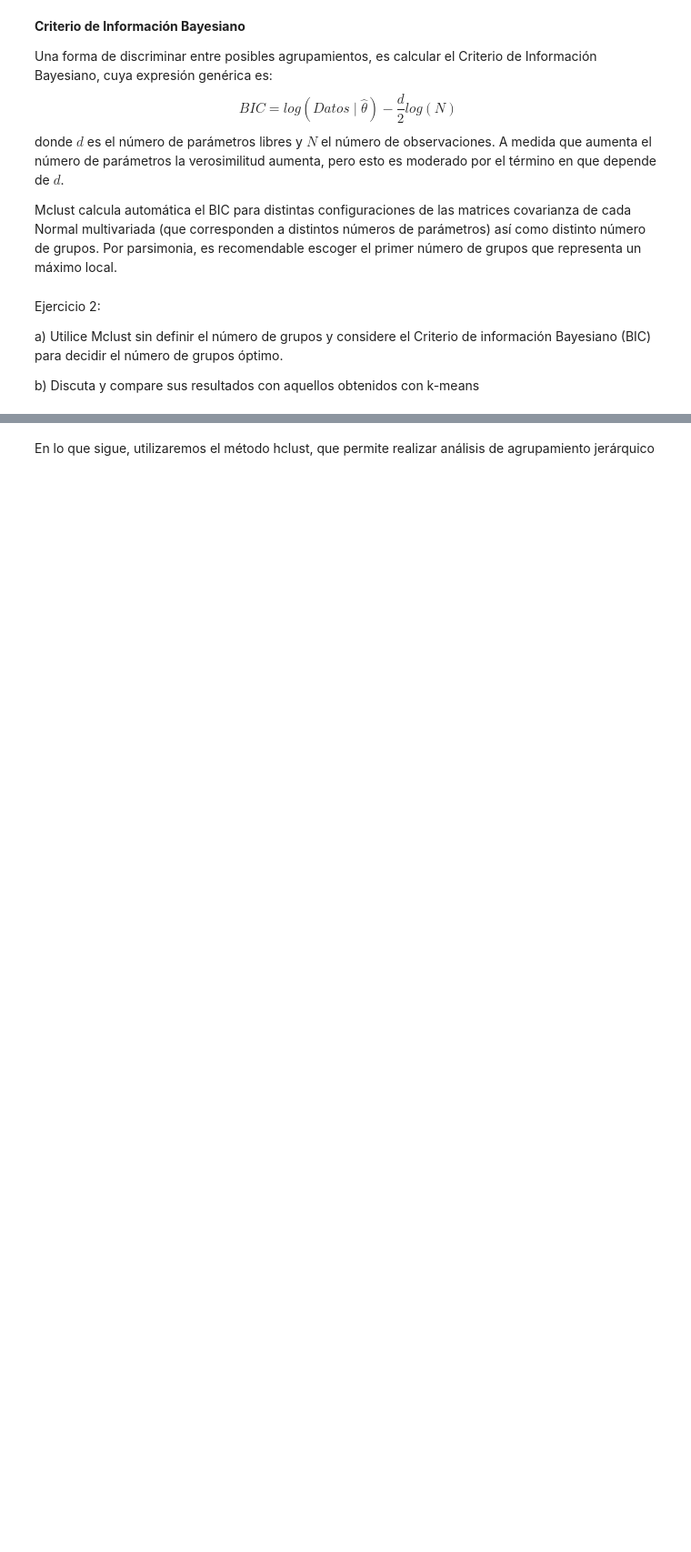
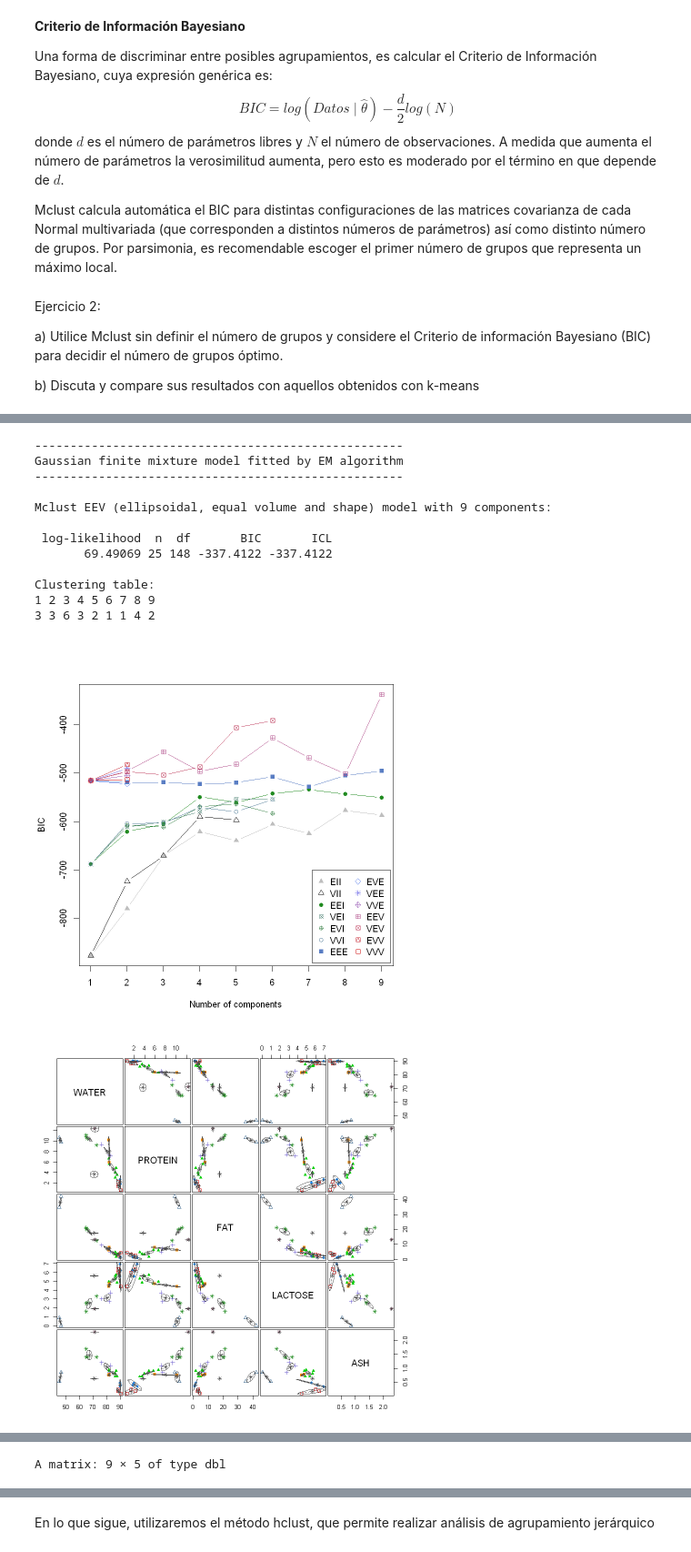
Before and after one commit to Patricio96/INFO257, a Jupyter notebook: Clustering/Clustering_Notebook2.ipynb, the cells around one changed output, grey strips where cells are left out. Shown at 91% size. Cells and saved outputs as stored; diff of their text form; code cells hidden in the pictures; blank space fills up the shorter version.

```diff
--- a/Clustering/Clustering_Notebook2.ipynb
+++ b/Clustering/Clustering_Notebook2.ipynb
@@ -103,0 +133,25 @@ b) Discuta y compare  sus resultados con aquellos obtenidos con k-means
+# %%
+#a)si no se le especifica en numero de grupos, el algoritmo por defecto usa el BIC
+clus <-Mclust(datos)
+summary(clus)
+plot(clus)
+clus
+cl <- clus$classification
+centers <- t(clus$parameters$mean)
+centers
+cl
+# %% [output]
+----------------------------------------------------
+Gaussian finite mixture model fitted by EM algorithm
+----------------------------------------------------
+
+Mclust EEV (ellipsoidal, equal volume and shape) model with 9 components:
+
+ log-likelihood  n  df       BIC       ICL
+       69.49069 25 148 -337.4122 -337.4122
+
+Clustering table:
+1 2 3 4 5 6 7 8 9
+3 3 6 3 2 1 1 4 2
+[figure, added]
+[figure, added]
@@ -103,0 +166 @@ b) Discuta y compare  sus resultados con aquellos obtenidos con k-means
+A matrix: 9 × 5 of type dbl
```
Also changed, not shown: parts of 29 cells of this notebook, 14 other files.
